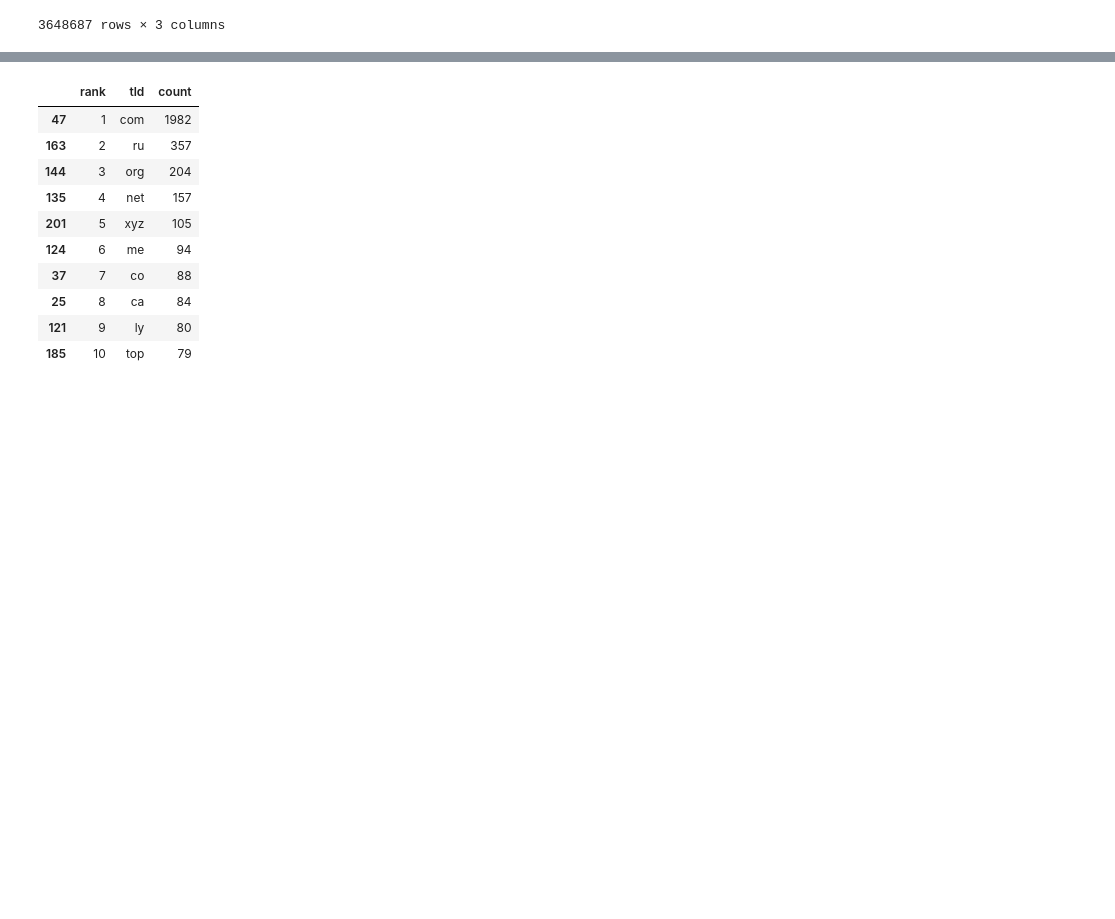
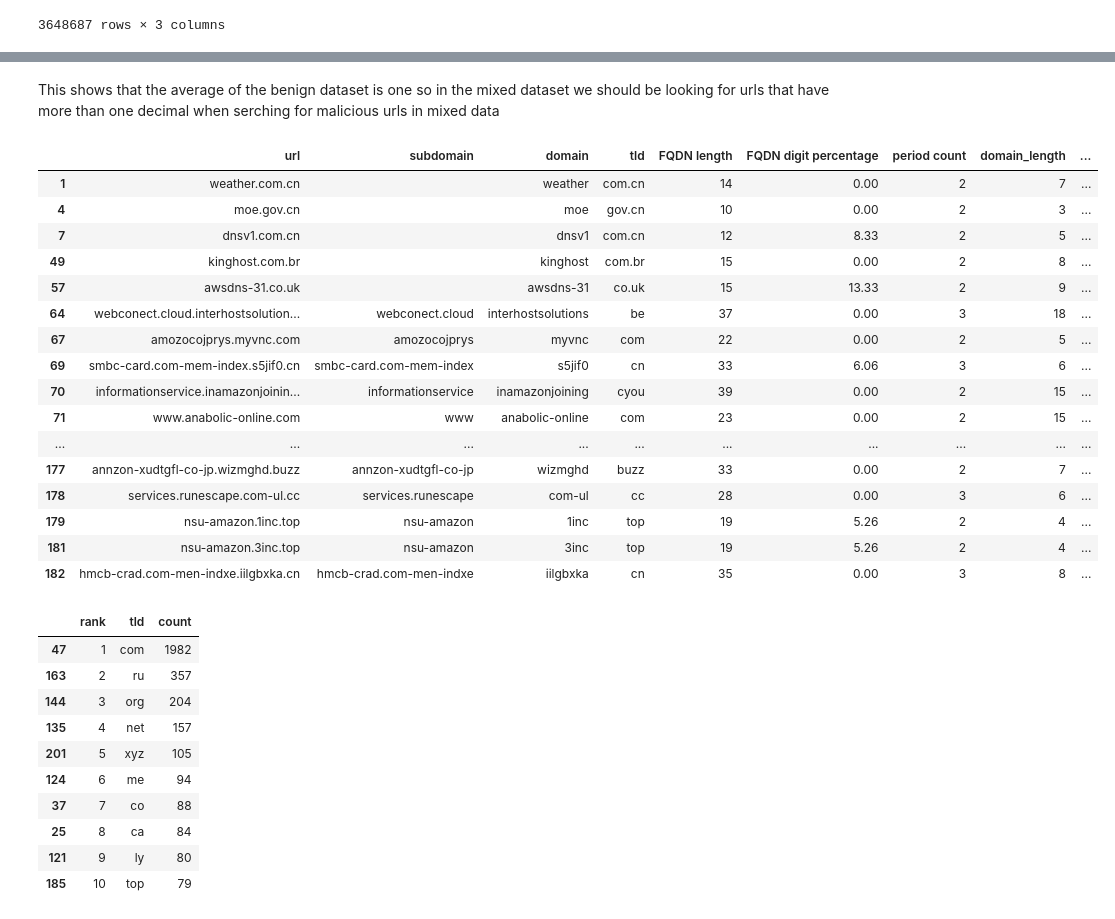
Before and after one commit to huntleyls/CS-Sec, a Jupyter notebook: Final Project/Final.ipynb, the cells around one changed output, grey strips where cells are left out. Drawn from its saved outputs; the diff is of its cells as text; code cells hidden in the pictures; blank space fills up the shorter version.

```diff
--- a/Final Project/Final.ipynb
+++ b/Final Project/Final.ipynb
@@ -22,3 +14,38 @@ def count_percent_digits(url):
+# %%
+def count_periods(url):
+    return url.count('.')
+def count_hyphens(url):
+    return url.count('-')
+def get_fqdn_length(url):
+    extracted = tldextract.extract(url)
+    return len(extracted.fqdn)
+def count_percent_digits(url):
+    num_digits = sum(c.isdigit() for c in url)
+    percent = (num_digits / len(url)) * 100
+    return '{:.2f}'.format(percent)
+def check_redirects(df, column_name):
+    """
+    Function to check if a URL in a given column has any redirects.
+
+    Parameters:
+    - df: pandas DataFrame containing the URLs to check.
+    - column_name: name of the column in `df` containing the URLs to check.
+
+    Returns:
+    - A list of booleans, where `True` indicates that the corresponding URL in `column_name` had a redirect,
+      and `False` indicates that it did not.
+    """
+    redirect_flags = []
+    for url in df[column_name]:
+        try:
+            response = requests.get(url, allow_redirects=False)
+            if response.status_code == 301 or response.status_code == 302:
+                redirect_flags.append(True)
+            else:
+                redirect_flags.append(False)
+        except:
+            redirect_flags.append(False)
+    return redirect_flags
 # %%
 benign_data['domain'] = benign_data['url'].apply(lambda x: tldextract.extract(x).domain)
 benign_data['tld'] = mal_data['url'].apply(lambda x: tldextract.extract(x).suffix)
@@ -125,3 +204,27 @@ tranco_rank_data
+# %% [markdown]
+This shows that the average of the benign dataset is one so in the mixed dataset we should be looking for urls that have more than one decimal when serching for malicious urls in
+mixed data
+# %%
+greater_than_one = mixed_data[mixed_data['period count'] > 1]
+greater_than_one
+# %% [output]
+|  | url | subdomain | domain | tld | FQDN length | FQDN digit percentage | period count | domain_length | ... |
+| 1 | weather.com.cn |  | weather | com.cn | 14 | 0.00 | 2 | 7 | ... |
+| 4 | moe.gov.cn |  | moe | gov.cn | 10 | 0.00 | 2 | 3 | ... |
+| 7 | dnsv1.com.cn |  | dnsv1 | com.cn | 12 | 8.33 | 2 | 5 | ... |
+| 49 | kinghost.com.br |  | kinghost | com.br | 15 | 0.00 | 2 | 8 | ... |
+| 57 | awsdns-31.co.uk |  | awsdns-31 | co.uk | 15 | 13.33 | 2 | 9 | ... |
+| 64 | webconect.cloud.interhostsolution... | webconect.cloud | interhostsolutions | be | 37 | 0.00 | 3 | 18 | ... |
+| 67 | amozocojprys.myvnc.com | amozocojprys | myvnc | com | 22 | 0.00 | 2 | 5 | ... |
+| 69 | smbc-card.com-mem-index.s5jif0.cn | smbc-card.com-mem-index | s5jif0 | cn | 33 | 6.06 | 3 | 6 | ... |
+| 70 | informationservice.inamazonjoinin... | informationservice | inamazonjoining | cyou | 39 | 0.00 | 2 | 15 | ... |
+| 71 | www.anabolic-online.com | www | anabolic-online | com | 23 | 0.00 | 2 | 15 | ... |
+| ... | ... | ... | ... | ... | ... | ... | ... | ... | ... |
+| 177 | annzon-xudtgfl-co-jp.wizmghd.buzz | annzon-xudtgfl-co-jp | wizmghd | buzz | 33 | 0.00 | 2 | 7 | ... |
+| 178 | services.runescape.com-ul.cc | services.runescape | com-ul | cc | 28 | 0.00 | 3 | 6 | ... |
+| 179 | nsu-amazon.1inc.top | nsu-amazon | 1inc | top | 19 | 5.26 | 2 | 4 | ... |
+| 181 | nsu-amazon.3inc.top | nsu-amazon | 3inc | top | 19 | 5.26 | 2 | 4 | ... |
+| 182 | hmcb-crad.com-men-indxe.iilgbxka.cn | hmcb-crad.com-men-indxe | iilgbxka | cn | 35 | 0.00 | 3 | 8 | ... |
 # %%
 benign_tld_counts = benign_data.groupby('tld').size().reset_index(name='count')
 benign_tld_counts = benign_tld_counts[(benign_tld_counts['tld'].str.strip() != '')]
```
Also changed, not shown: parts of 9 cells of this notebook, 2 other files.
